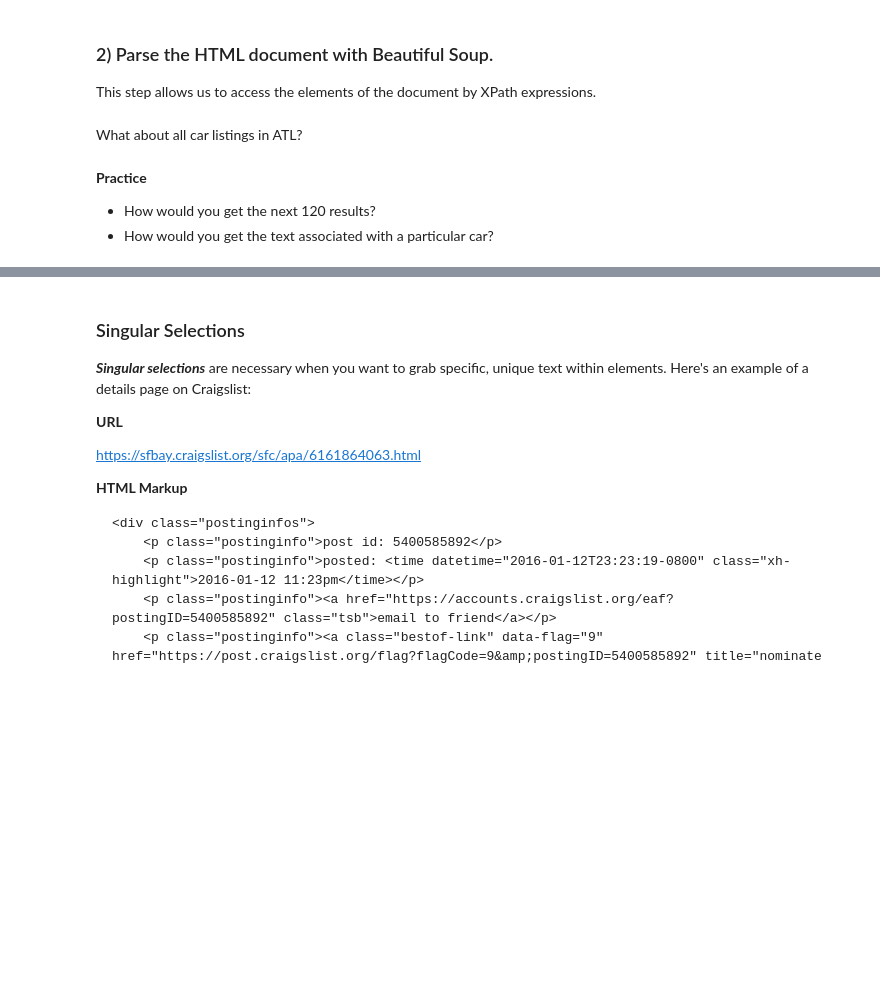
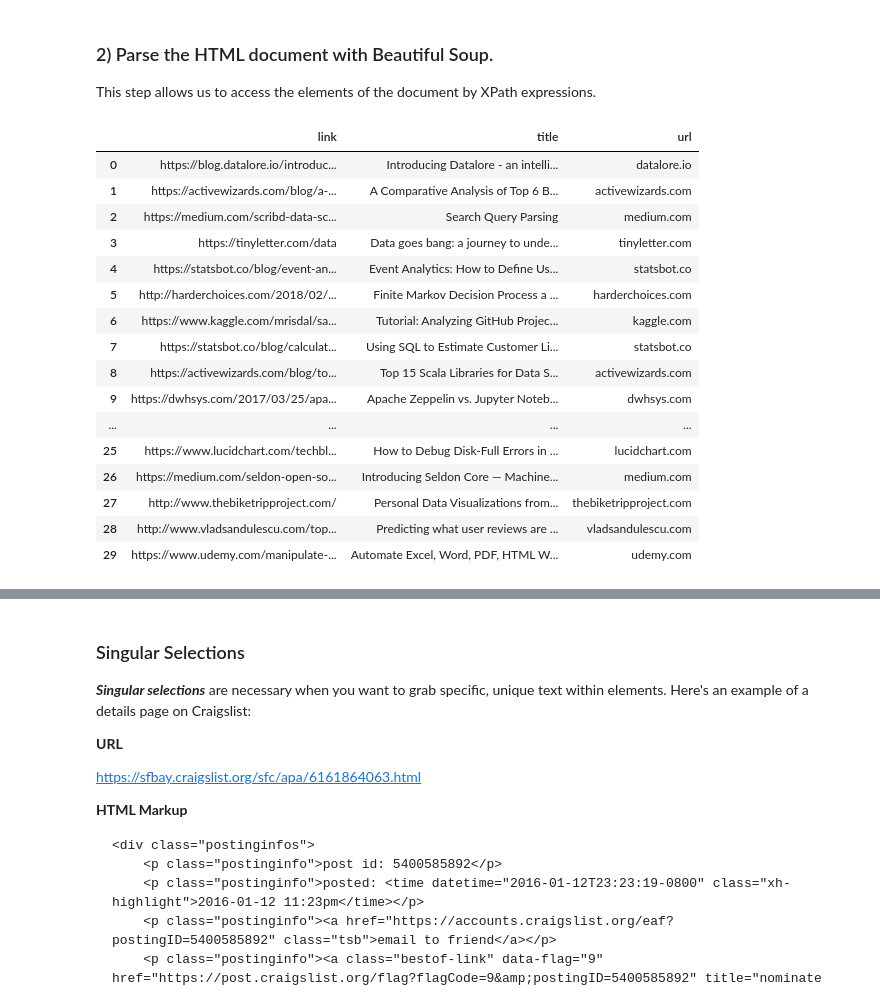
Before and after one commit to ga-curriculum/lesson-webscraping, a Jupyter notebook: intro-to-web-scraping-spiders-with-scrapy.ipynb, the cells around one changed output, grey strips where cells are left out. Cells and saved outputs as stored; diff of their text form; code cells hidden in the pictures; blank space fills up the shorter version.

Commit message:
updated with new nb and datatau scrapy project

```diff
--- a/intro-to-web-scraping-spiders-with-scrapy.ipynb
+++ b/intro-to-web-scraping-spiders-with-scrapy.ipynb
@@ -175,16 +225,17 @@ import requests
 from bs4 import BeautifulSoup
 
 # Target web page:
-url = "https://atlanta.craigslist.org/atl/wan/d/cheap-or-free-running-car-or/6485015376.html"
+url = "https://www.datatau.com/"
 
 # Establishing the connection to the web page:
-
+response = requests.get(url)
 
 # You can use status codes to understand how the target server responds to your request.
 # Ex., 200 = OK, 400 = Bad Request, 403 = Forbidden, 404 = Not Found.
-
+print(response.status_code)
 
 # Pull the HTML string out of requests and convert it to a Python string.
-
+html = response.text
 
 # The first 700 characters of the content.
+#print(html)
@@ -207,10 +253,53 @@ soup = BeautifulSoup(html, 'lxml')
-# %% [markdown]
-What about all car listings in ATL?
-# %% [markdown]
-**Practice**
-
-- How would you get the next 120 results?
-- How would you get the text associated with a particular car?
+# %%
+# This code collects the titles, links and urls for DataTau's homepage
+
+# List to store results
+results_list = []
+
+# Get all the <td class="title"... elements
+all_td = soup.find_all('td', {'class':'title'})
+for element in all_td:
+    # start a dictionary to store this item's data
+    result = {}
+
+    # get the title and full link/url
+    a_href = element.find('a')
+    if a_href:
+        result['title'] = a_href.text   # element text
+        result['link'] = a_href['href'] # href link
+
+    # get the url domain
+    span = element.find('span', {'class':'comhead'})
+    if span:
+        result['url'] = span.text.strip()[1:-1]
+
+    # only store "full" rows of data
+    if len(result) == 3:
+        results_list.append(result)
+
+results_list[0]
+# %%
+import pandas as pd
+
+pd.DataFrame(results_list)
+# %% [output]
+|  | link | title | url |
+| 0 | https://blog.datalore.io/introduc... | Introducing Datalore - an intelli... | datalore.io |
+| 1 | https://activewizards.com/blog/a-... | A Comparative Analysis of Top 6 B... | activewizards.com |
+| 2 | https://medium.com/scribd-data-sc... | Search Query Parsing | medium.com |
+| 3 | https://tinyletter.com/data | Data goes bang: a journey to unde... | tinyletter.com |
+| 4 | https://statsbot.co/blog/event-an... | Event Analytics: How to Define Us... | statsbot.co |
+| 5 | http://harderchoices.com/2018/02/... | Finite Markov Decision Process a ... | harderchoices.com |
+| 6 | https://www.kaggle.com/mrisdal/sa... | Tutorial: Analyzing GitHub Projec... | kaggle.com |
+| 7 | https://statsbot.co/blog/calculat... | Using SQL to Estimate Customer Li... | statsbot.co |
+| 8 | https://activewizards.com/blog/to... | Top 15 Scala Libraries for Data S... | activewizards.com |
+| 9 | https://dwhsys.com/2017/03/25/apa... | Apache Zeppelin vs. Jupyter Noteb... | dwhsys.com |
+| ... | ... | ... | ... |
+| 25 | https://www.lucidchart.com/techbl... | How to Debug Disk-Full Errors in ... | lucidchart.com |
+| 26 | https://medium.com/seldon-open-so... | Introducing Seldon Core — Machine... | medium.com |
+| 27 | http://www.thebiketripproject.com/ | Personal Data Visualizations from... | thebiketripproject.com |
+| 28 | http://www.vladsandulescu.com/top... | Predicting what user reviews are ... | vladsandulescu.com |
+| 29 | https://www.udemy.com/manipulate-... | Automate Excel, Word, PDF, HTML W... | udemy.com |
 # %% [markdown]
 <a id='xpath'></a>
 
```
Also changed, not shown: parts of 17 cells of this notebook, 9 other files.
